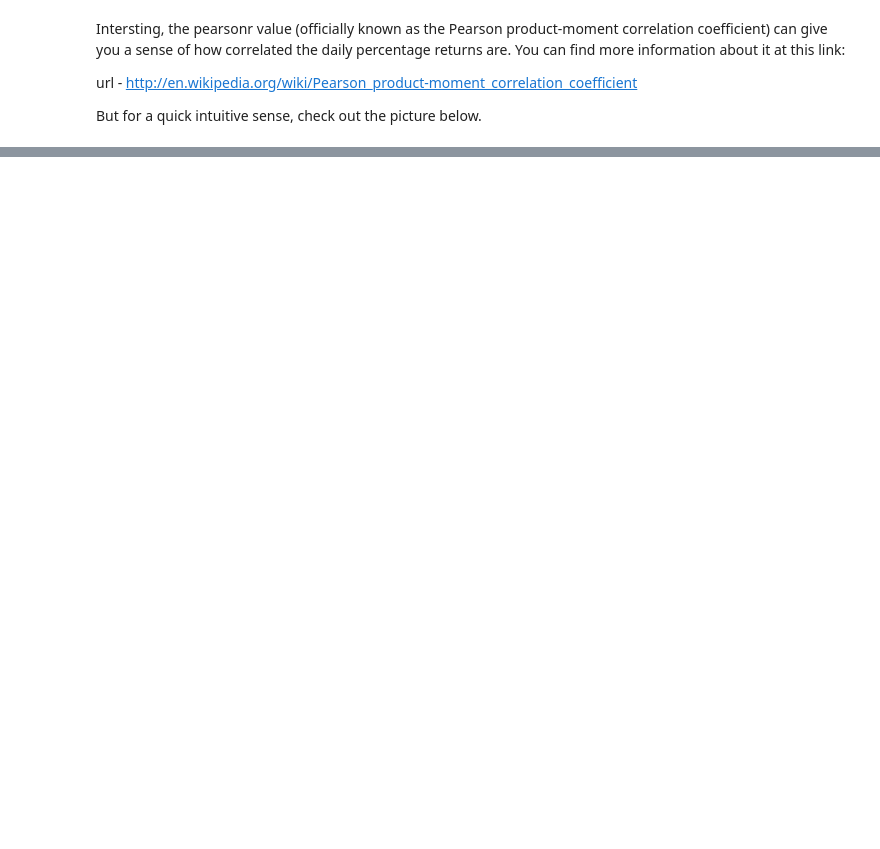
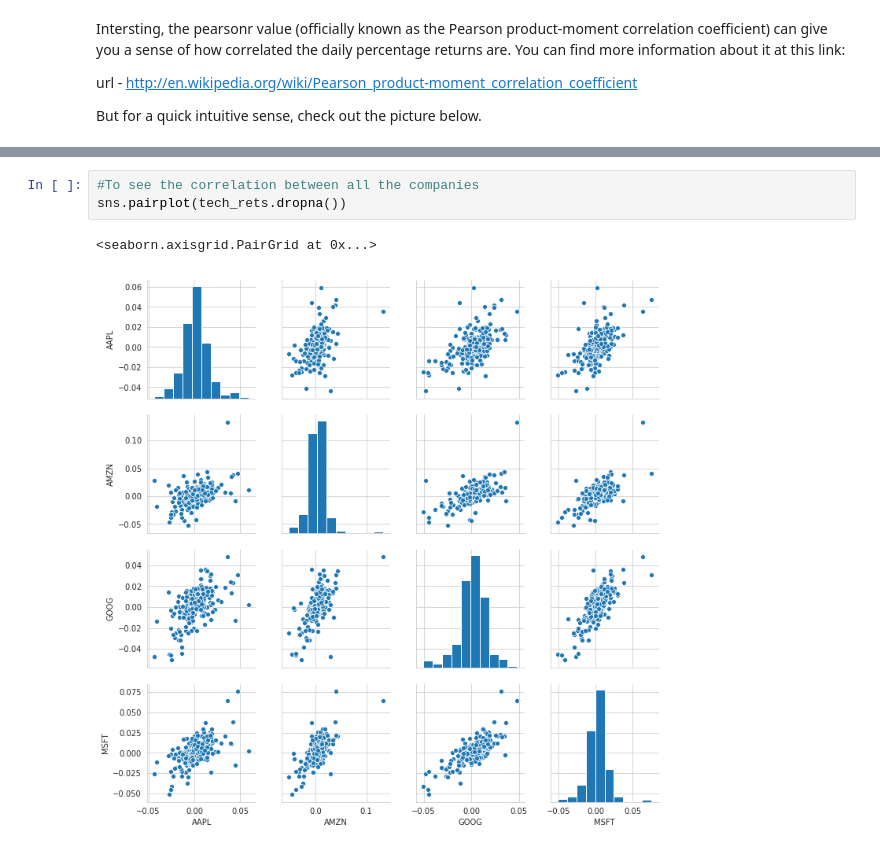
Before and after one commit to easypanda/Udemy, a Jupyter notebook: Python for Data Analysis and visualization/Stock Market Analysis.ipynb, the cells around one changed output, grey strips where cells are left out. Drawn from its saved outputs; the diff is of its cells as text; blank space fills up the shorter version.

```diff
--- a/Python for Data Analysis and visualization/Stock Market Analysis.ipynb
+++ b/Python for Data Analysis and visualization/Stock Market Analysis.ipynb
@@ -243,3 +249,9 @@ from IPython.display import SVG
 SVG(url='http://upload.wikimedia.org/wikipedia/commons/d/d4/Correlation_examples2.svg')
 # %% [output]
 [drawing not drawn]
+# %%
+#To see the correlation between all the companies
+sns.pairplot(tech_rets.dropna())
+# %% [output]
+<seaborn.axisgrid.PairGrid at 0x...>
+[figure, added]
```
Also changed, not shown: parts of 31 cells of this notebook.
